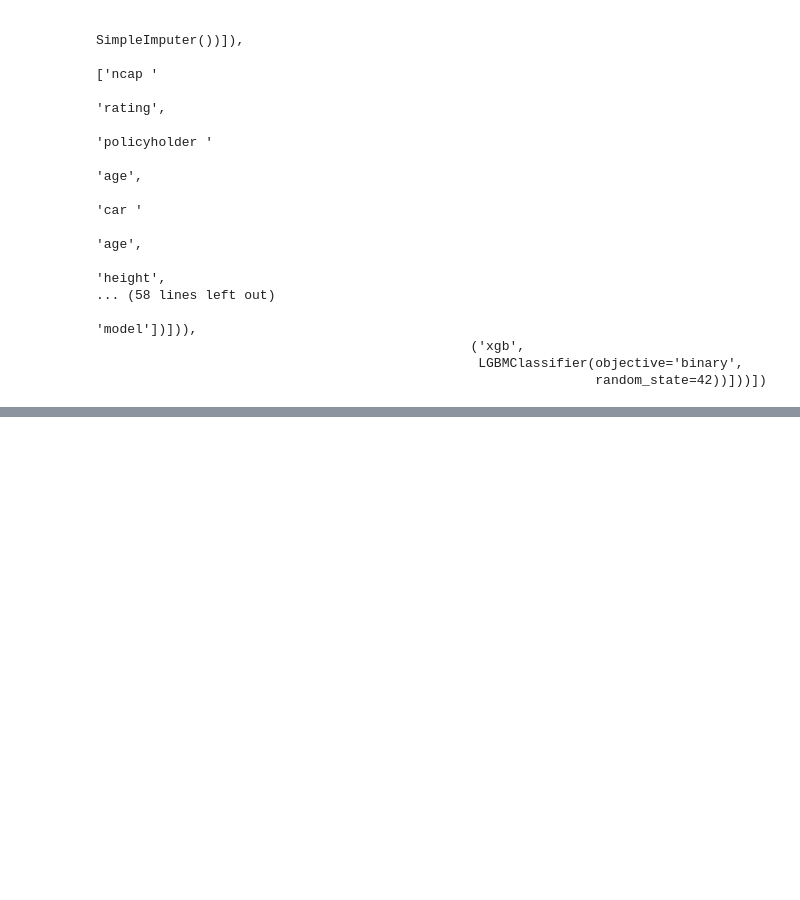
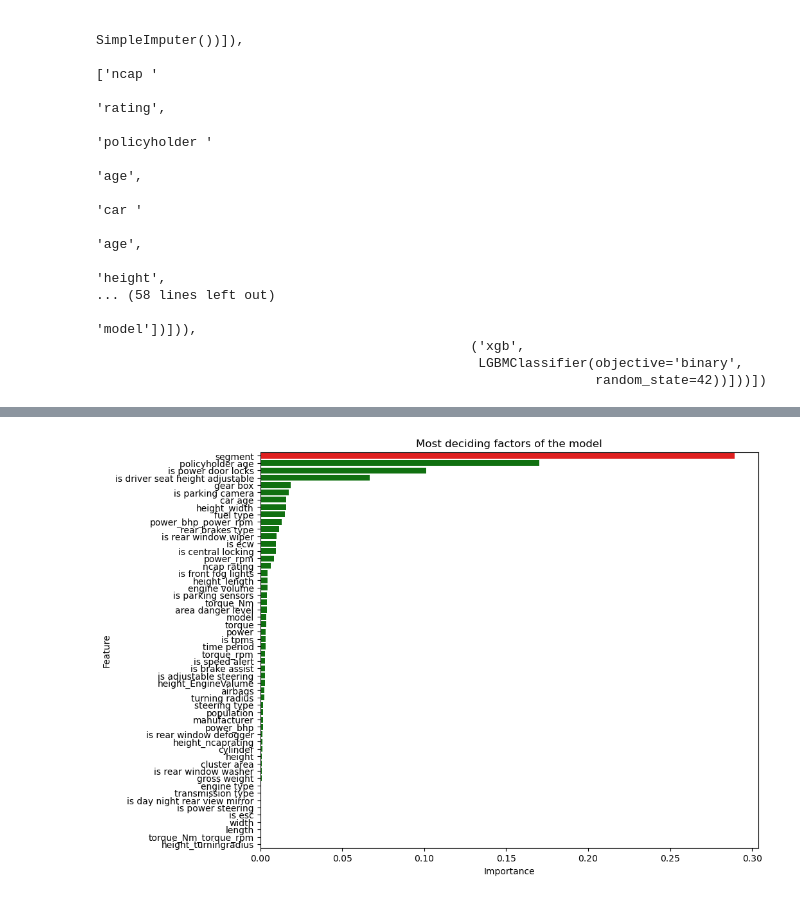
Before and after one commit to Rurushu13/IVAA-Hackaton, a Jupyter notebook: main2.ipynb, the cells around one changed output, grey strips where cells are left out. Cells and saved outputs as stored; diff of their text form; code cells hidden in the pictures; blank space fills up the shorter version.

Commit message:
23:46 feature importances volume 2

```diff
--- a/main2.ipynb
+++ b/main2.ipynb
@@ -803,0 +899,2 @@ StackingClassifier(estimators=[('tree',
+# %%
+df_new = df.copy()
@@ -803,0 +926,3 @@ StackingClassifier(estimators=[('tree',
+# %%
+X_train, X_test, y_train, y_test = mod.train_test_split(
+    df_new.drop([Target_Col], axis=1), df_new[Target_Col], test_size=0.25, random_state=42)
@@ -803,0 +988,2 @@ StackingClassifier(estimators=[('tree',
+# %%
+pipe_Model.fit(df_new.drop("is claim", axis=1), df_new["is claim"])
@@ -803,0 +1014,5 @@ StackingClassifier(estimators=[('tree',
+# %%
+feat_dict={}
+for col, val in sorted(zip(X_train.columns, pipe_Model["tree"].feature_importances_), key=lambda x:x[1], reverse=True):
+    feat_dict[col]=val
+feat_dict
@@ -803,0 +1037,10 @@ StackingClassifier(estimators=[('tree',
+# %%
+feat_df = pd.DataFrame({'Feature':feat_dict.keys(),'Importance':feat_dict.values()})
+values = feat_df.Importance
+idx = feat_df.Feature
+plt.figure(figsize=(10,8))
+clrs = ['green' if (x < max(values)) else 'red' for x in values ]
+sns.barplot(y=idx,x=values,palette=clrs).set(title='Most deciding factors of the model')
+plt.show()
+# %% [output]
+[figure, added]
```
Also changed, not shown: parts of 25 cells of this notebook, 3 other files.
